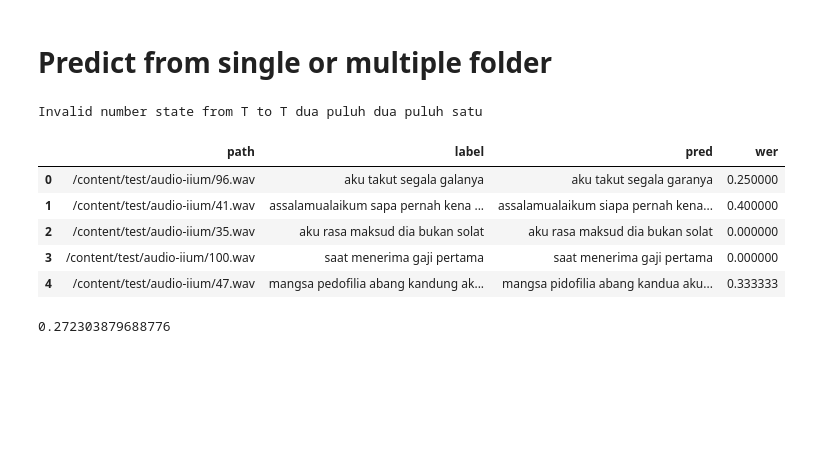
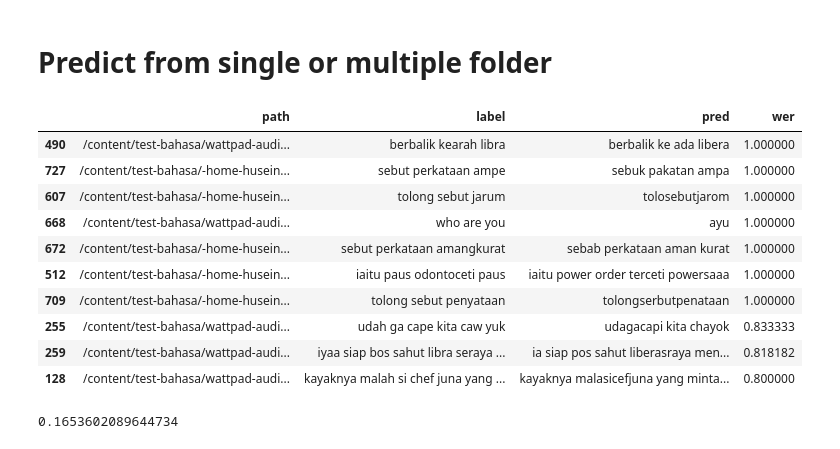
Before and after one commit to redapesolutions/suara-kami-community, a Jupyter notebook: tutorials/2. speech to text with language model.ipynb, the cells around one changed output. Cells and saved outputs as stored; diff of their text form; code cells hidden in the pictures; blank space fills up the shorter version.

```diff
--- a/tutorials/2. speech to text with language model.ipynb
+++ b/tutorials/2. speech to text with language model.ipynb
@@ -16,6 +21,20 @@ import pandas as pd
 # %%
 model = onnx.load("/content/output.onnx")
 model = onnxruntime.InferenceSession(model.SerializeToString())
+# %%
+from pyctcdecode import build_ctcdecoder
+import kenlm
+kenlm_model = kenlm.Model("/content/out.trie.klm")
+labels = list(
+            string.ascii_lowercase  # + string.digits
+        ) + [" ","_"]
+decoder = build_ctcdecoder(
+    labels,
+    kenlm_model,
+    alpha=0.5,
+    beta=1.0,
+    ctc_token_idx=labels.index("_")
+)
 # %% [markdown]
 # Predict single or multiple file
 # %%
@@ -31,0 +67,3 @@ preds[0],entropy[0].item()
+# %%
+# since the model not trained on word containing iraq,can make the model bias toward iraq or can create lm with iraq in the corpus
+decoder.decode_beams = partialler(decoder.decode_beams,hotwords=["iraq"],hotword_weight=100.0)
@@ -32,10 +95,10 @@ preds[0],entropy[0].item()
+# %%
+decoder.decode_beams = partialler(decoder.decode_beams,hotwords=None,hotword_weight=10.) # reset hotwords
 # %% [markdown]
 # Predict from single or multiple folder
 # %%
-fn = "/content/test/"
-preds,files,entropy = predict(model,fn)
+fn = "/content/test-bahasa/" # or fn = ["/content/test/","/content/random_test/"]
+preds,files,entropy,timesteps = predict(model,fn,decoder)
-# %% [output]
-Invalid number state from T to T dua puluh dua puluh satu
 # %%
 data = []
 for i,j in zip(preds,files):
@@ -44,17 +107,21 @@ for i,j in zip(preds,files):
 # %%
 df = pd.DataFrame(data)
 df.columns = ["path","label","pred","wer"]
-df.head()
+df = df.sort_values("wer",ascending=False)
+df.head(10)
 # %% [output]
 |  | path | label | pred | wer |
-| 0 | /content/test/audio-iium/96.wav | aku takut segala galanya | aku takut segala garanya | 0.250000 |
-| 1 | /content/test/audio-iium/41.wav | assalamualaikum sapa pernah kena ... | assalamualaikum siapa pernah kena... | 0.400000 |
-| 2 | /content/test/audio-iium/35.wav | aku rasa maksud dia bukan solat | aku rasa maksud dia bukan solat | 0.000000 |
-| 3 | /content/test/audio-iium/100.wav | saat menerima gaji pertama | saat menerima gaji pertama | 0.000000 |
-| 4 | /content/test/audio-iium/47.wav | mangsa pedofilia abang kandung ak... | mangsa pidofilia abang kandua aku... | 0.333333 |
+| 490 | /content/test-bahasa/wattpad-audi... | berbalik kearah libra | berbalik ke ada libera | 1.000000 |
+| 727 | /content/test-bahasa/-home-husein... | sebut perkataan ampe | sebuk pakatan ampa | 1.000000 |
+| 607 | /content/test-bahasa/-home-husein... | tolong sebut jarum | tolosebutjarom | 1.000000 |
+| 668 | /content/test-bahasa/wattpad-audi... | who are you | ayu | 1.000000 |
+| 672 | /content/test-bahasa/-home-husein... | sebut perkataan amangkurat | sebab perkataan aman kurat | 1.000000 |
+| 512 | /content/test-bahasa/-home-husein... | iaitu paus odontoceti paus | iaitu power order terceti powersaaa | 1.000000 |
+| 709 | /content/test-bahasa/-home-husein... | tolong sebut penyataan | tolongserbutpenataan | 1.000000 |
+| 255 | /content/test-bahasa/wattpad-audi... | udah ga cape kita caw yuk | udagacapi kita chayok | 0.833333 |
+| 259 | /content/test-bahasa/wattpad-audi... | iyaa siap bos sahut libra seraya ... | ia siap pos sahut liberasraya men... | 0.818182 |
+| 128 | /content/test-bahasa/wattpad-audi... | kayaknya malah si chef juna yang ... | kayaknya malasicefjuna yang minta... | 0.800000 |
-# %%
-# jiwer error rate usually higher than other library, if want to make comparison make sure use same library
-# for calculating the error rate.
-df["wer"].mean()
-# %% [output]
-0.272303879688776
+# %%
+df["wer"].mean()
+# %% [output]
+0.1653602089644734
```
Also changed, not shown: parts of 13 cells of this notebook, 4 other files.
